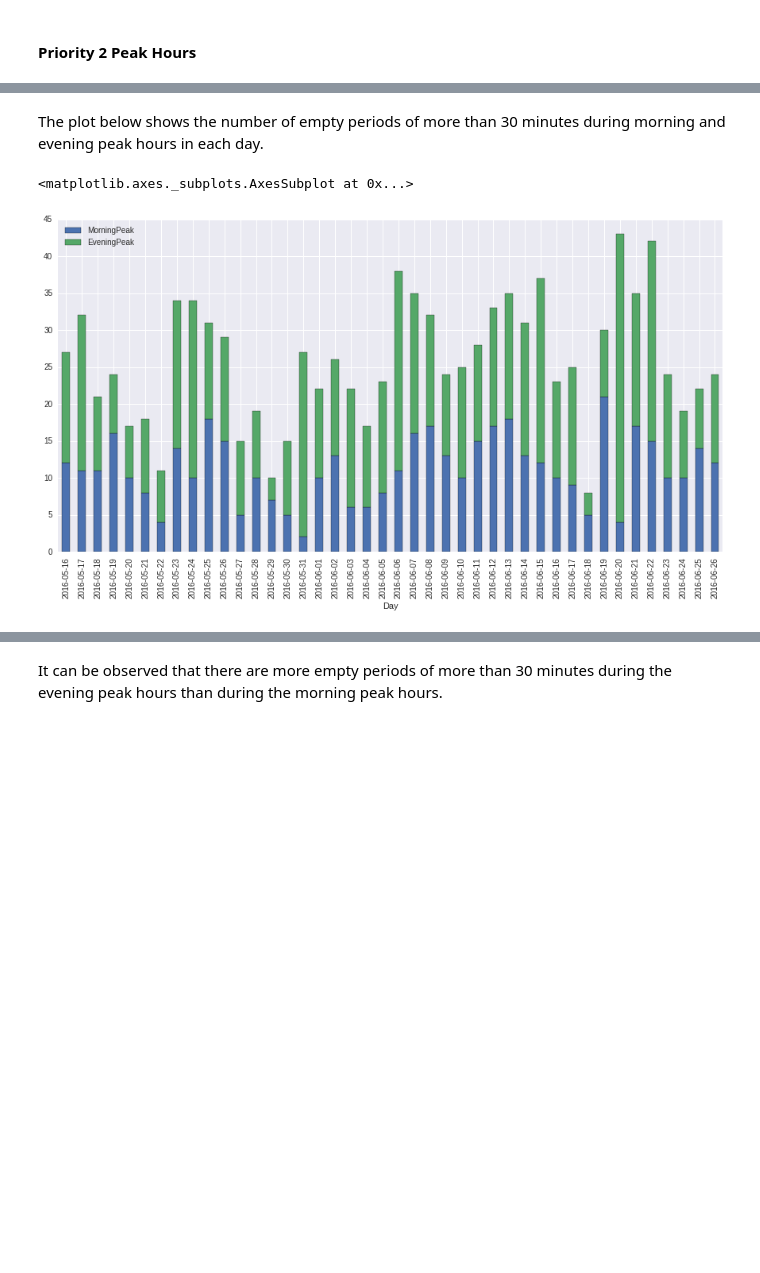
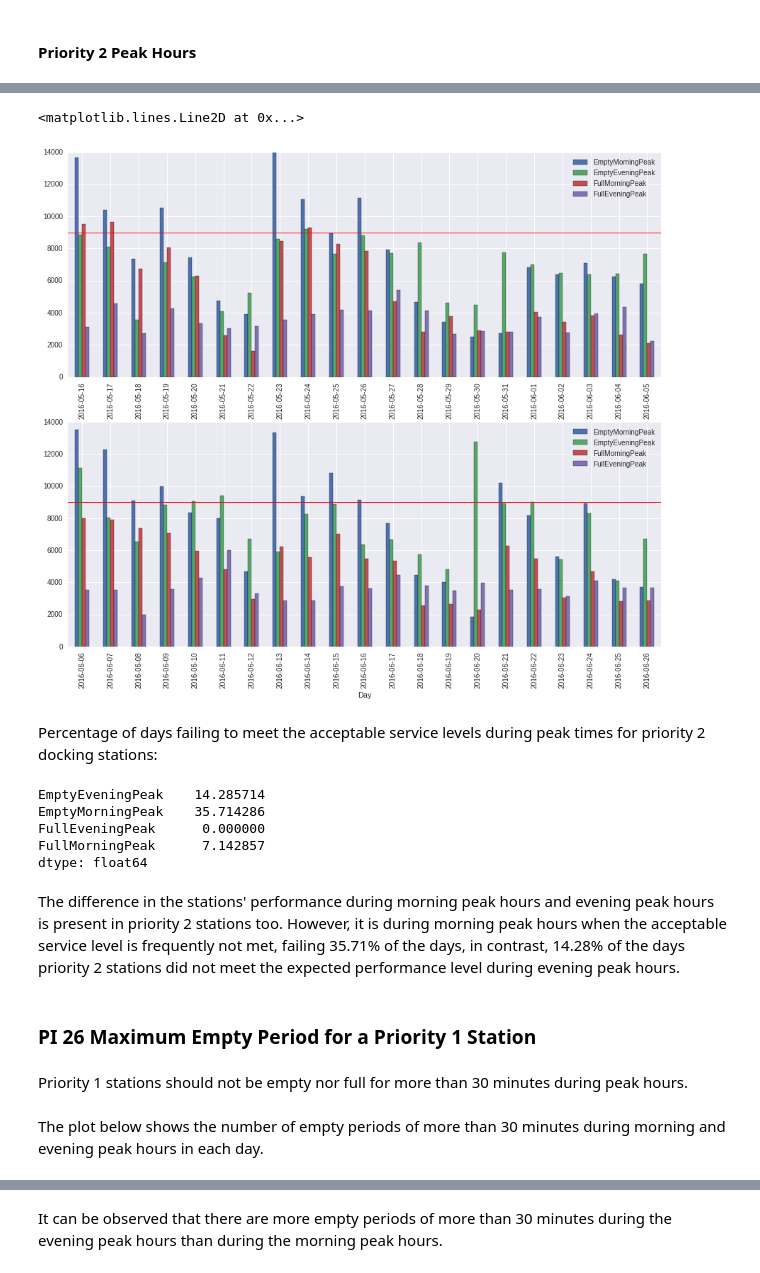
Before and after one commit to ibrahim85/spts-uoe, a Jupyter notebook: Untitled.ipynb, the cells around one changed output, grey strips where cells are left out. Saved outputs shown, nothing was run; the diff lists cells and outputs as text; code cells hidden in the pictures; blank space fills up the shorter version.

```diff
--- a/Untitled.ipynb
+++ b/Untitled.ipynb
@@ -233,3 +299,0 @@ p1_morning_peak = pi24_results.xs((1.0, 'MORNING_PEAK'), level=('Priority', 'Pea
-# %%
-p1_peak = pd.concat([p1_morning_peak, p1_evening_peak], axis=1)
-p1_peak.columns = ['P1MorningPeak', 'P1EveningPeak']
@@ -262,2 +299,0 @@ From the plot we can notice that there is a notorious difference in the performa
-# %%
-p2_peak_threshold = 9000
@@ -310,0 +300,44 @@ max_peak.columns = ['MorningPeak', 'EveningPeak']
+# %%
+empty_p2_evening_peak = pi24_results.xs((2.0, 'EVENING_PEAK'), level=('Priority', 'PeakHours'))
+empty_p2_morning_peak = pi24_results.xs((2.0, 'MORNING_PEAK'), level=('Priority', 'PeakHours'))
+
+full_p2_evening_peak = pi25_results.xs((2.0, 'EVENING_PEAK'), level=('Priority', 'PeakHours'))
+full_p2_morning_peak = pi25_results.xs((2.0, 'MORNING_PEAK'), level=('Priority', 'PeakHours'))
+# %%
+p2_peak = pd.concat([empty_p2_morning_peak, empty_p2_evening_peak, full_p2_morning_peak, full_p2_evening_peak], axis=1)
+p2_peak.columns = ['EmptyMorningPeak', 'EmptyEveningPeak', 'FullMorningPeak', 'FullEveningPeak']
+# %%
+split_idx = len(p1_peak) / 2
+fig, axes = plt.subplots(nrows=2, ncols=1, figsize=(15.0,12.5))
+
+ax = p2_peak[:split_idx].plot(kind='bar', ax=axes[0])
+ax.axhline(y=p2_peak_threshold, linewidth=1, color='r')
+
+ax = p2_peak[split_idx:].plot(kind='bar', ax=axes[1])
+ax.axhline(y=p2_peak_threshold, linewidth=1, color='r')
+# %% [output]
+<matplotlib.lines.Line2D at 0x...>
+[figure, added]
+# %% [markdown]
+Percentage of days failing to meet the acceptable service levels during peak times for priority 2 docking stations:
+# %%
+failure = pd.concat([empty_p2_morning_peak >= p2_peak_threshold,
+                      empty_p2_evening_peak >= p2_peak_threshold,
+                      full_p2_morning_peak >= p2_peak_threshold,
+                      full_p2_evening_peak >= p2_peak_threshold], axis=1)
+
+failure.columns = ['EmptyMorningPeak', 'EmptyEveningPeak', 'FullMorningPeak', 'FullEveningPeak']
+
+failure.stack().groupby(level=1).aggregate(lambda x: list(x)).apply(lambda x: (float(x.count(True)) / len(x)) * 100)
+# %% [output]
+EmptyEveningPeak    14.285714
+EmptyMorningPeak    35.714286
+FullEveningPeak      0.000000
+FullMorningPeak      7.142857
+dtype: float64
+# %% [markdown]
+The difference in the stations' performance during morning peak hours and evening peak hours is present in priority 2 stations too. However, it is during morning peak hours when the acceptable service level is frequently not met, failing 35.71% of the days, in contrast, 14.28% of the days priority 2 stations did not meet the expected performance level during evening peak hours.
+# %% [markdown]
+### PI 26 Maximum Empty Period for a Priority 1 Station
+# %% [markdown]
+Priority 1 stations should not be empty nor full for more than 30 minutes during peak hours.
@@ -311,7 +347,2 @@ max_peak.columns = ['MorningPeak', 'EveningPeak']
 # %% [markdown]
 The plot below shows the number of empty periods of more than 30 minutes during morning and evening peak hours in each day.
-# %%
-max_peak.plot(kind='bar', stacked=True)
-# %% [output]
-<matplotlib.axes._subplots.AxesSubplot at 0x...>
-[figure, removed]
```
Also changed, not shown: parts of 142 cells of this notebook, 4 other files.
